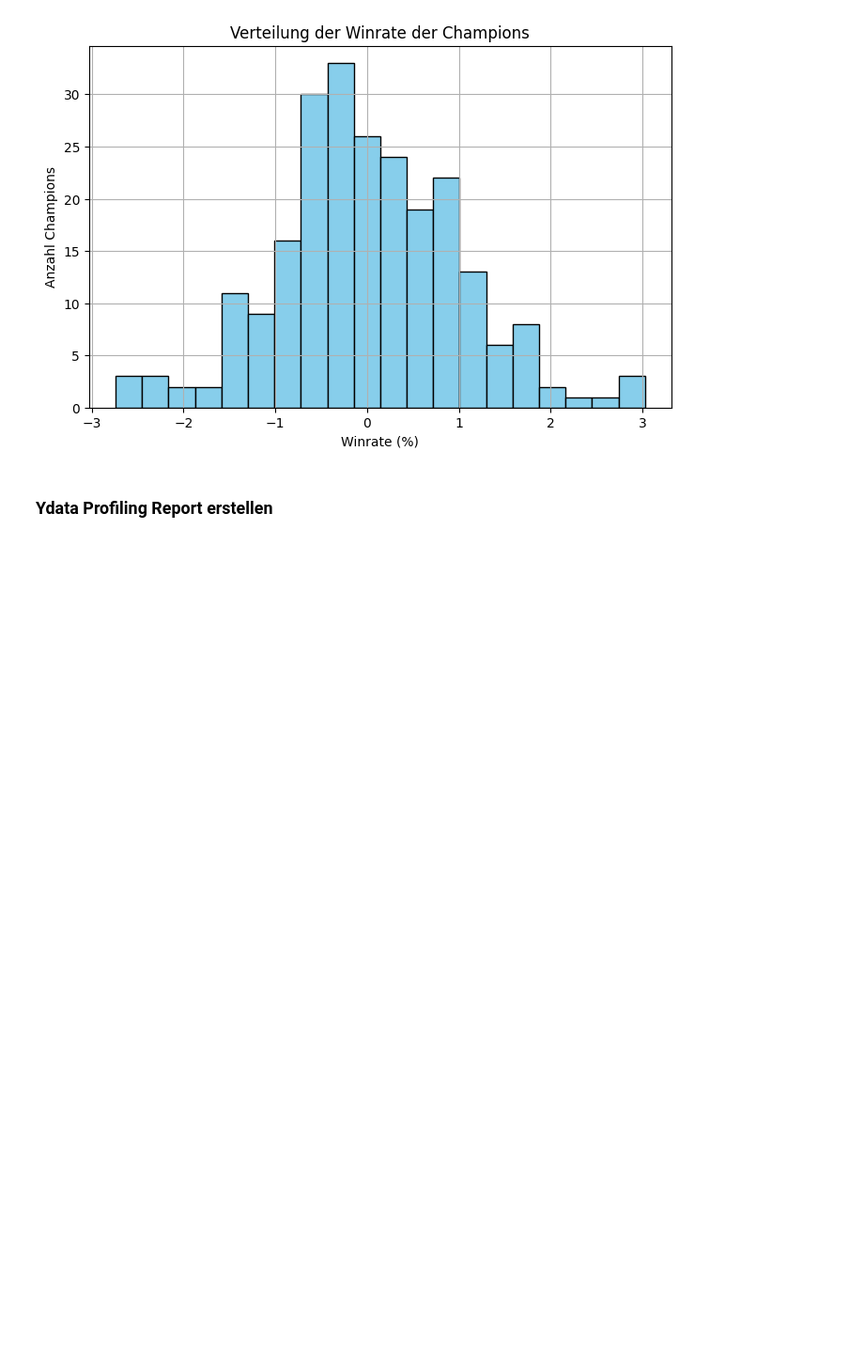
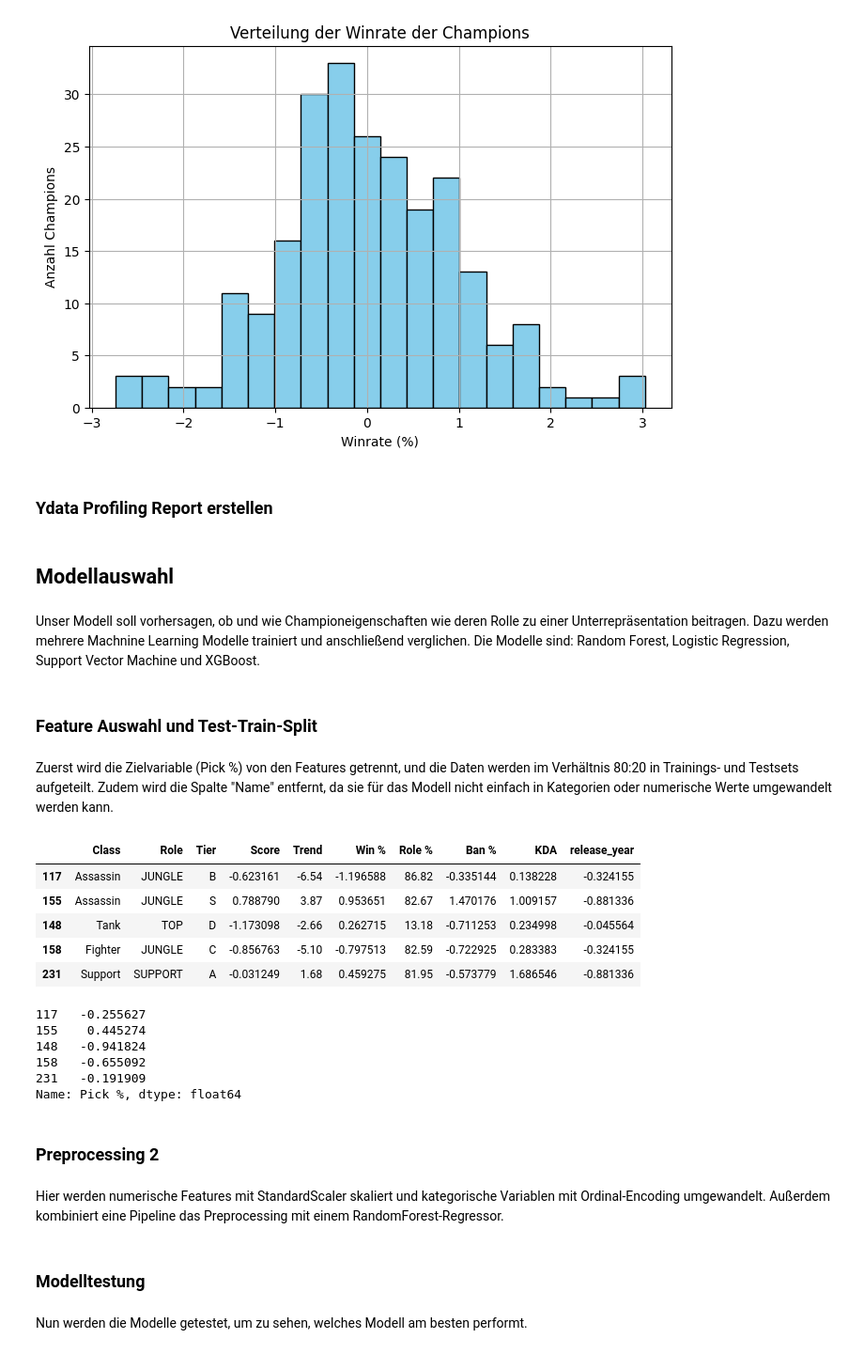
Before and after one commit to Maxtr2004/Data-Mining-Project, a Jupyter notebook: DataMiningProject-Notebook.ipynb, the cells around one changed output. Shown: that part at 94% size. Drawn from its saved outputs; the diff is of its cells as text; code cells hidden in the pictures; blank space fills up the shorter version.

```diff
--- a/DataMiningProject-Notebook.ipynb
+++ b/DataMiningProject-Notebook.ipynb
@@ -293,3 +375,13 @@ profile.to_widgets()
 
 # den Profile Report als HTML-Datei speichern
 profile.to_file("ydata_profiling_report.html")
+# %% [markdown]
+## Modellauswahl
+# %% [markdown]
+Unser Modell soll vorhersagen, ob und wie Championeigenschaften wie deren Rolle zu einer Unterrepräsentation beitragen. Dazu werden mehrere Machnine Learning Modelle trainiert und anschließend verglichen. Die Modelle sind: Random Forest, Logistic Regression, Support Vector Machine und XGBoost.
+# %% [markdown]
+### Feature Auswahl und Test-Train-Split
+# %% [markdown]
+Zuerst wird die Zielvariable (Pick %) von den Features getrennt, und die Daten werden im Verhältnis 80:20 in Trainings- und Testsets aufgeteilt. Zudem wird die Spalte "Name" entfernt, da sie für das Modell nicht einfach in Kategorien oder numerische Werte umgewandelt werden kann.
+# %%
+df.drop(columns=["Name"], inplace=True, errors="ignore")
@@ -295,0 +395,22 @@ profile.to_file("ydata_profiling_report.html")
+# %%
+X_train.head()
+# %% [output]
+|  | Class | Role | Tier | Score | Trend | Win % | Role % | Ban % | KDA | release_year |
+| 117 | Assassin | JUNGLE | B | -0.623161 | -6.54 | -1.196588 | 86.82 | -0.335144 | 0.138228 | -0.324155 |
+| 155 | Assassin | JUNGLE | S | 0.788790 | 3.87 | 0.953651 | 82.67 | 1.470176 | 1.009157 | -0.881336 |
+| 148 | Tank | TOP | D | -1.173098 | -2.66 | 0.262715 | 13.18 | -0.711253 | 0.234998 | -0.045564 |
+| 158 | Fighter | JUNGLE | C | -0.856763 | -5.10 | -0.797513 | 82.59 | -0.722925 | 0.283383 | -0.324155 |
+| 231 | Support | SUPPORT | A | -0.031249 | 1.68 | 0.459275 | 81.95 | -0.573779 | 1.686546 | -0.881336 |
+# %%
+y_train.head()
+# %% [output]
+117   -0.255627
+155    0.445274
+148   -0.941824
+158   -0.655092
+231   -0.191909
+Name: Pick %, dtype: float64
+# %% [markdown]
+### Preprocessing 2
+# %% [markdown]
+Hier werden numerische Features mit StandardScaler skaliert und kategorische Variablen mit Ordinal-Encoding umgewandelt. Außerdem kombiniert eine Pipeline das Preprocessing mit einem RandomForest-Regressor.
@@ -295,0 +436,4 @@ profile.to_file("ydata_profiling_report.html")
+# %% [markdown]
+### Modelltestung
+# %% [markdown]
+Nun werden die Modelle getestet, um zu sehen, welches Modell am besten performt.
```
Also changed, not shown: parts of 37 cells of this notebook, 1 other file.
